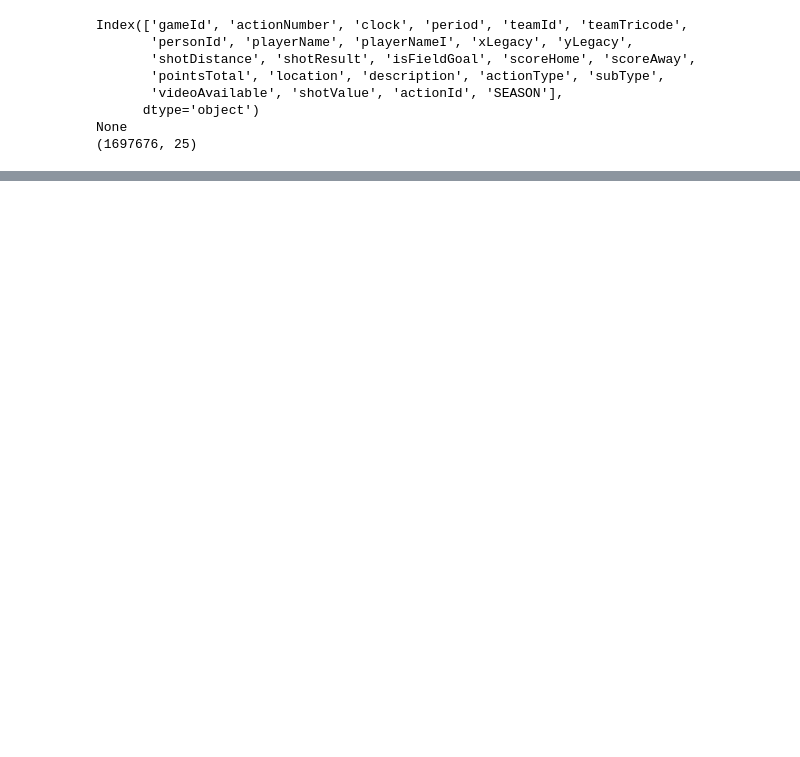
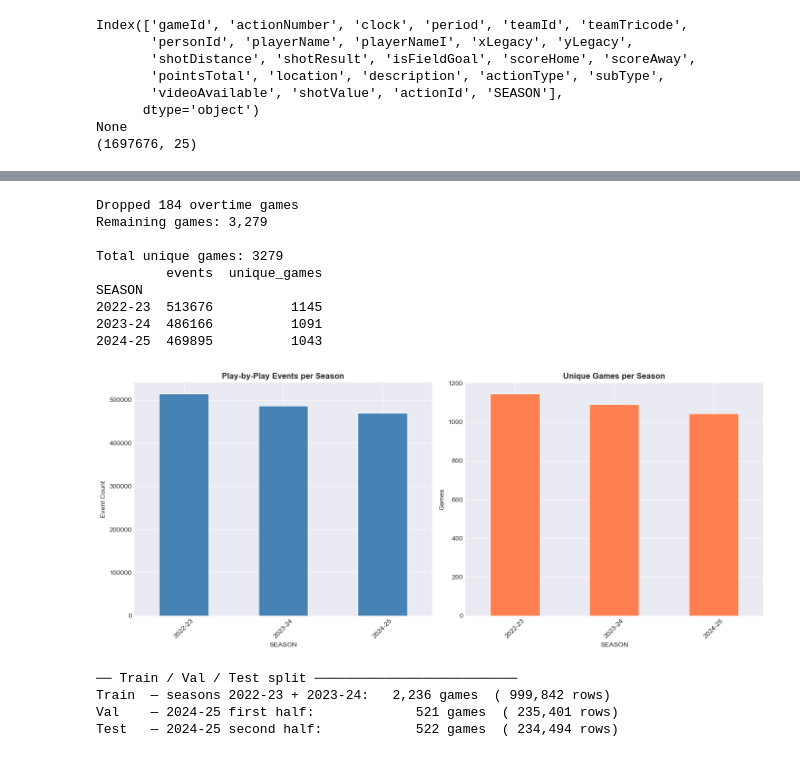
Before and after one commit to jyoon0808/nba-game-outcome-prediction, a Jupyter notebook: playbyplay_EDA_Extended.ipynb, the cells around one changed output, grey strips where cells are left out. Drawn from its saved outputs; the diff is of its cells as text; code cells hidden in the pictures; blank space fills up the shorter version.

```diff
--- a/playbyplay_EDA_Extended.ipynb
+++ b/playbyplay_EDA_Extended.ipynb
@@ -13,7 +13,7 @@ df = pd.read_csv('playbyplaydataraw.csv')
 print(print(df.columns))
 print(df.shape)
 
-plt.style.use('seaborn-v0_8-darkgrid')
+plt.style.use('seaborn-v08-darkgrid')
 sns.set_palette("husl")
 FIGSIZE = (14, 6)
 # %% [output]
@@ -53,3 +28,72 @@ SEASON
+# %%
+# ── Drop teamId=0 (non-team events) ───────────────────────────
+df = df[df['teamId'] != 0].copy()
+
+# ── Drop overtime games with periods 5 or 6 ───────────────────
+ot_game_ids = df[df['period'] > 4]['gameId'].unique()
+df = df[~df['gameId'].isin(ot_game_ids)].copy()
+
+print(f"Dropped {len(ot_game_ids):,} overtime games")
+print(f"Remaining games: {df['gameId'].nunique():,}")
+
+# We want to ensure our data isn't too disproportionate/unbalanced across seasons
+print("\nTotal unique games:", df['gameId'].nunique())
+
+season_counts  = df['SEASON'].value_counts().sort_index()
+games_per_season = df.groupby('SEASON')['gameId'].nunique()
+print(pd.DataFrame({'events': season_counts, 'unique_games': games_per_season}))
+
+fig, axes = plt.subplots(1, 2, figsize=FIGSIZE)
+season_counts.plot(kind='bar', ax=axes[0], color='steelblue', edgecolor='white')
+axes[0].set_title('Play-by-Play Events per Season', fontweight='bold')
+axes[0].set_ylabel('Event Count')
+axes[0].tick_params(axis='x', rotation=45)
+
+games_per_season.plot(kind='bar', ax=axes[1], color='coral', edgecolor='white')
+axes[1].set_title('Unique Games per Season', fontweight='bold')
+axes[1].set_ylabel('Games')
+axes[1].tick_params(axis='x', rotation=45)
+plt.tight_layout()
+plt.show()
+
+# ── Train / Val / Test split ──────────────────────────────────
+# Train: 2022-23 + 2023-24  (historical seasons, full)
+# Val:   first half of 2024-25 (sorted by gameId = chronological)
+# Test:  second half of 2024-25 (held out until final evaluation)
+
+train_seasons = ['2022-23', '2023-24']
+current_season = '2024-25'
+
+game_ids_train   = df[df['SEASON'].isin(train_seasons)]['gameId'].unique()
+game_ids_current = sorted(df[df['SEASON'] == current_season]['gameId'].unique())
+
+# Split 2024-25 into validation and test datasets
+game_ids_val  = game_ids_current[:len(game_ids_current) // 2]
+game_ids_test = game_ids_current[len(game_ids_current) // 2:]
+
+df_train = df[df['gameId'].isin(game_ids_train)].copy()
+df_val   = df[df['gameId'].isin(game_ids_val)].copy()
+df_test  = df[df['gameId'].isin(game_ids_test)].copy()
+
+print("\n── Train / Val / Test split ──────────────────────────")
+print(f"Train  — seasons 2022-23 + 2023-24:   {df_train['gameId'].nunique():>5,} games  ({len(df_train):>8,} rows)")
+print(f"Val    — 2024-25 first half:           {df_val['gameId'].nunique():>5,} games  ({len(df_val):>8,} rows)")
+print(f"Test   — 2024-25 second half:          {df_test['gameId'].nunique():>5,} games  ({len(df_test):>8,} rows)")
+# %% [output]
+Dropped 184 overtime games
+Remaining games: 3,279
+
+Total unique games: 3279
+         events  unique_games
+SEASON
+2022-23  513676          1145
+2023-24  486166          1091
+2024-25  469895          1043
+[figure, added]
+── Train / Val / Test split ──────────────────────────
+Train  — seasons 2022-23 + 2023-24:   2,236 games  ( 999,842 rows)
+Val    — 2024-25 first half:             521 games  ( 235,401 rows)
+Test   — 2024-25 second half:            522 games  ( 234,494 rows)
 # %%
 # Shot analysis: shots can have an effect on a team's performance, depending on what type
 # of shots players take, their field goal percentage (proportion of shot attempts that go in),
```
Also changed, not shown: parts of 7 cells of this notebook.
